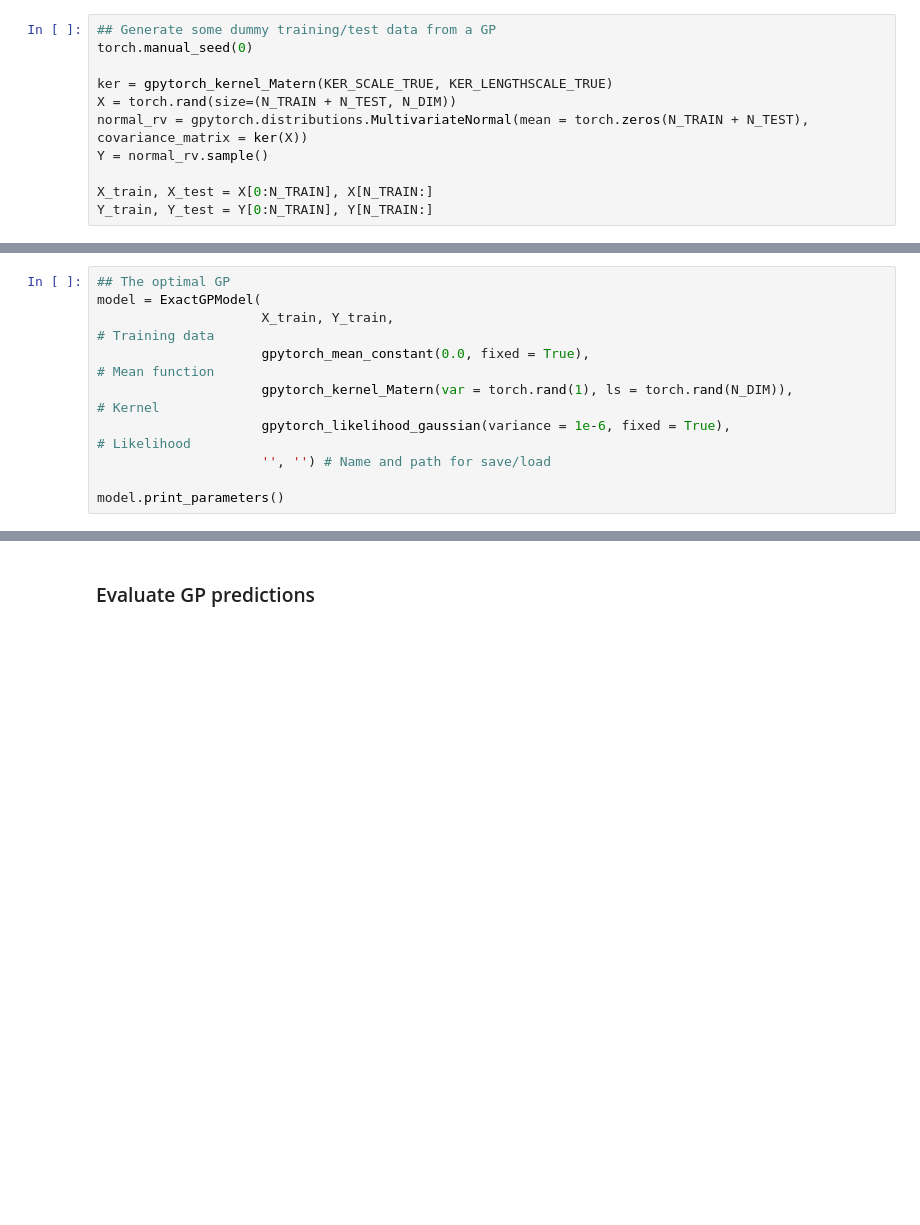
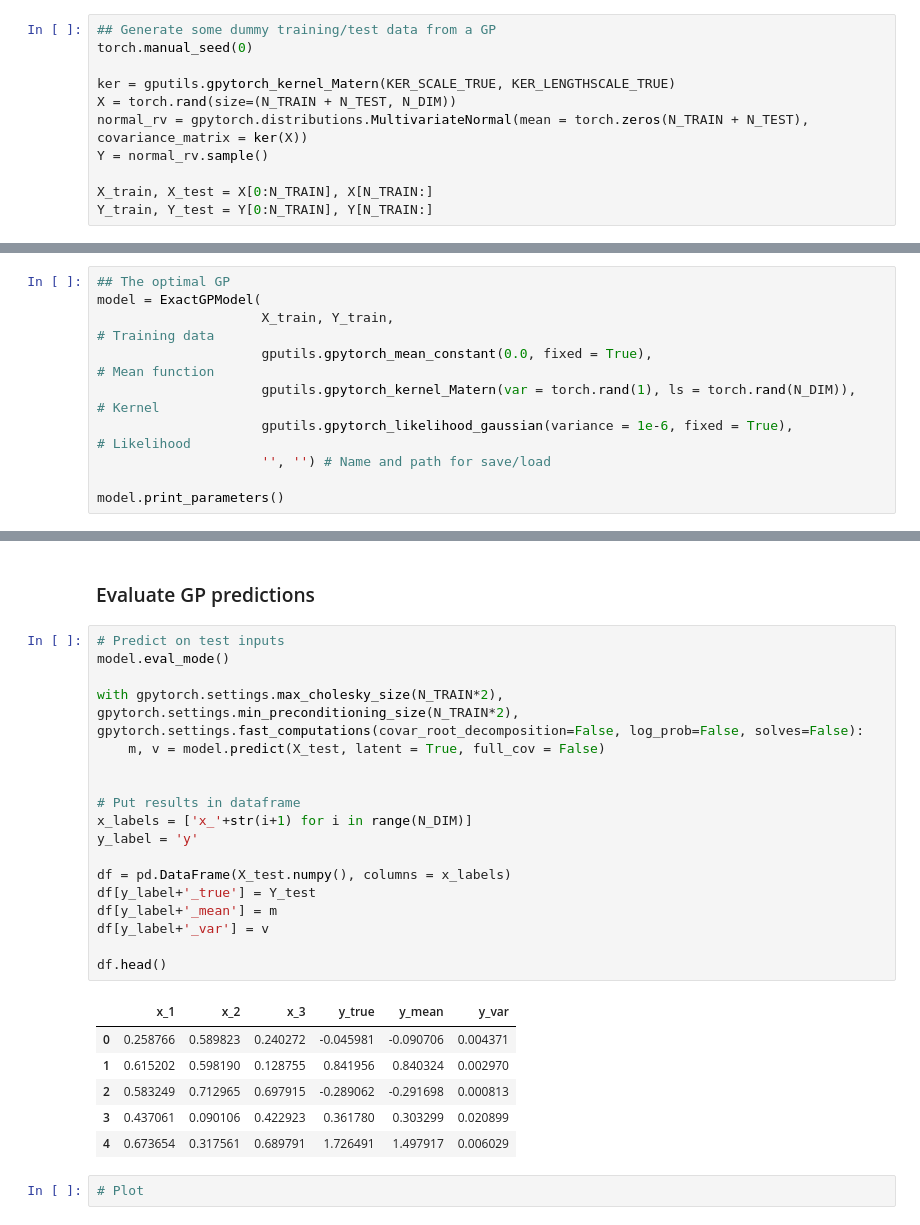
Before and after one commit to RaPiD-models/rapid-doe, a Jupyter notebook: src/rapid_models/examples/exact_gp_example.ipynb, the cells around one changed output, grey strips where cells are left out. Cells and saved outputs as stored; diff of their text form; blank space fills up the shorter version.

```diff
--- a/src/rapid_models/examples/exact_gp_example.ipynb
+++ b/src/rapid_models/examples/exact_gp_example.ipynb
@@ -39,7 +38,7 @@ KER_LENGTHSCALE_TRUE = torch.ones(N_DIM)*0.5
 ## Generate some dummy training/test data from a GP
 torch.manual_seed(0)
 
-ker = gpytorch_kernel_Matern(KER_SCALE_TRUE, KER_LENGTHSCALE_TRUE)
+ker = gputils.gpytorch_kernel_Matern(KER_SCALE_TRUE, KER_LENGTHSCALE_TRUE)
 X = torch.rand(size=(N_TRAIN + N_TEST, N_DIM))
 normal_rv = gpytorch.distributions.MultivariateNormal(mean = torch.zeros(N_TRAIN + N_TEST), covariance_matrix = ker(X))
 Y = normal_rv.sample()
@@ -51,10 +50,10 @@ Y_train, Y_test = Y[0:N_TRAIN], Y[N_TRAIN:]
 # %%
 ## The optimal GP
 model = ExactGPModel(
-                     X_train, Y_train,                                                                    # Training data
-                     gpytorch_mean_constant(0.0, fixed = True),                                           # Mean function
-                     gpytorch_kernel_Matern(var = torch.rand(1), ls = torch.rand(N_DIM)),                 # Kernel
-                     gpytorch_likelihood_gaussian(variance = 1e-6, fixed = True),                         # Likelihood
+                     X_train, Y_train,                                                                 # Training data
+                     gputils.gpytorch_mean_constant(0.0, fixed = True),                                # Mean function
+                     gputils.gpytorch_kernel_Matern(var = torch.rand(1), ls = torch.rand(N_DIM)),      # Kernel
+                     gputils.gpytorch_likelihood_gaussian(variance = 1e-6, fixed = True),              # Likelihood
                      '', '') # Name and path for save/load
 
 model.print_parameters()
@@ -131,2 +131,29 @@ Kernel outputscale (variace)                       0.8878334164619446
 # %% [markdown]
 ### Evaluate GP predictions
+# %%
+# Predict on test inputs
+model.eval_mode()
+
+with gpytorch.settings.max_cholesky_size(N_TRAIN*2), gpytorch.settings.min_preconditioning_size(N_TRAIN*2), gpytorch.settings.fast_computations(covar_root_decomposition=False, log_prob=False, solves=False):
+    m, v = model.predict(X_test, latent = True, full_cov = False)
+
+
+# Put results in dataframe
+x_labels = ['x_'+str(i+1) for i in range(N_DIM)]
+y_label = 'y'
+
+df = pd.DataFrame(X_test.numpy(), columns = x_labels)
+df[y_label+'_true'] = Y_test
+df[y_label+'_mean'] = m
+df[y_label+'_var'] = v
+
+df.head()
+# %% [output]
+|  | x_1 | x_2 | x_3 | y_true | y_mean | y_var |
+| 0 | 0.258766 | 0.589823 | 0.240272 | -0.045981 | -0.090706 | 0.004371 |
+| 1 | 0.615202 | 0.598190 | 0.128755 | 0.841956 | 0.840324 | 0.002970 |
+| 2 | 0.583249 | 0.712965 | 0.697915 | -0.289062 | -0.291698 | 0.000813 |
+| 3 | 0.437061 | 0.090106 | 0.422923 | 0.361780 | 0.303299 | 0.020899 |
+| 4 | 0.673654 | 0.317561 | 0.689791 | 1.726491 | 1.497917 | 0.006029 |
+# %%
+# Plot
```
Also changed, not shown: parts of 4 cells of this notebook, 4 other files.
